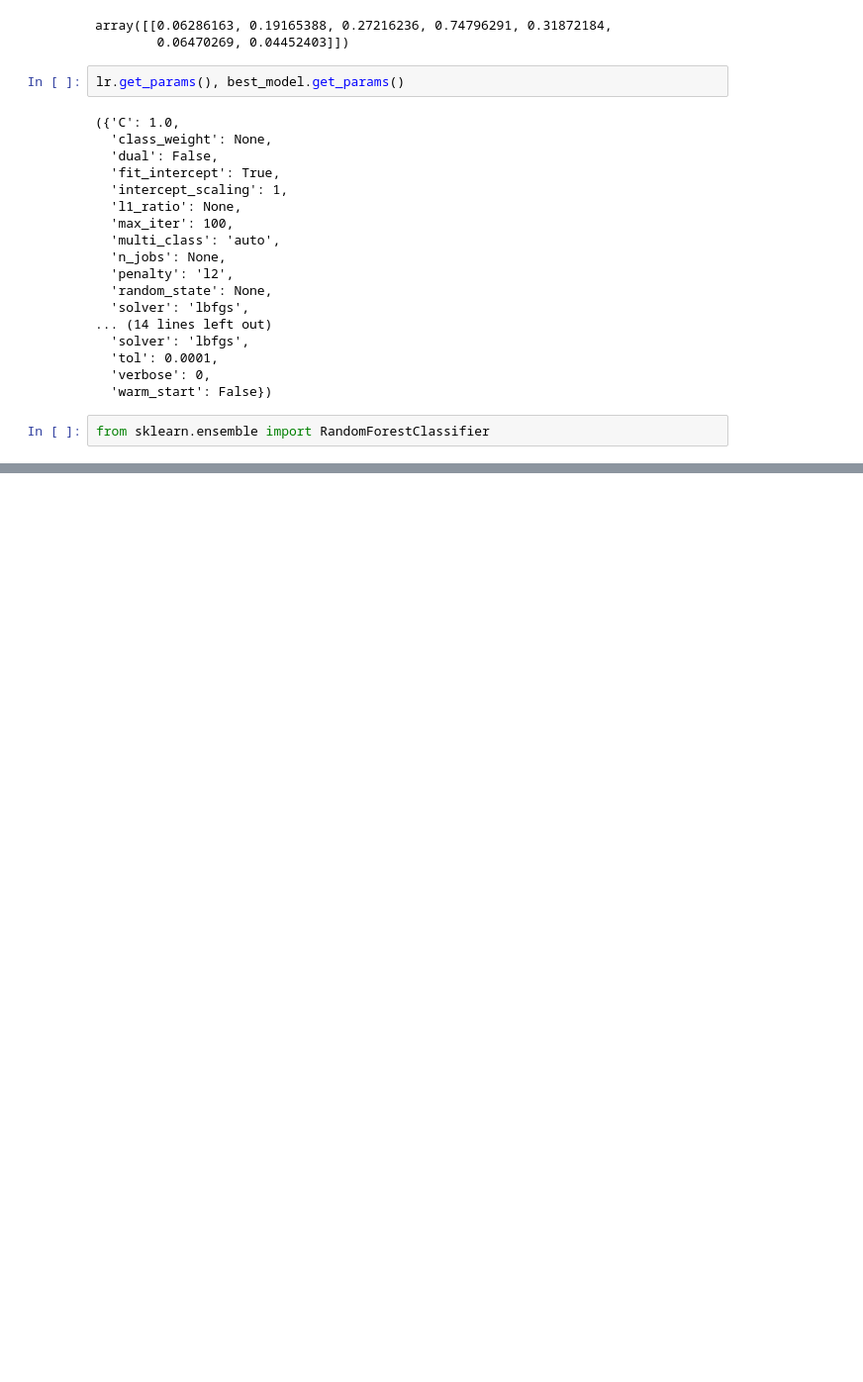
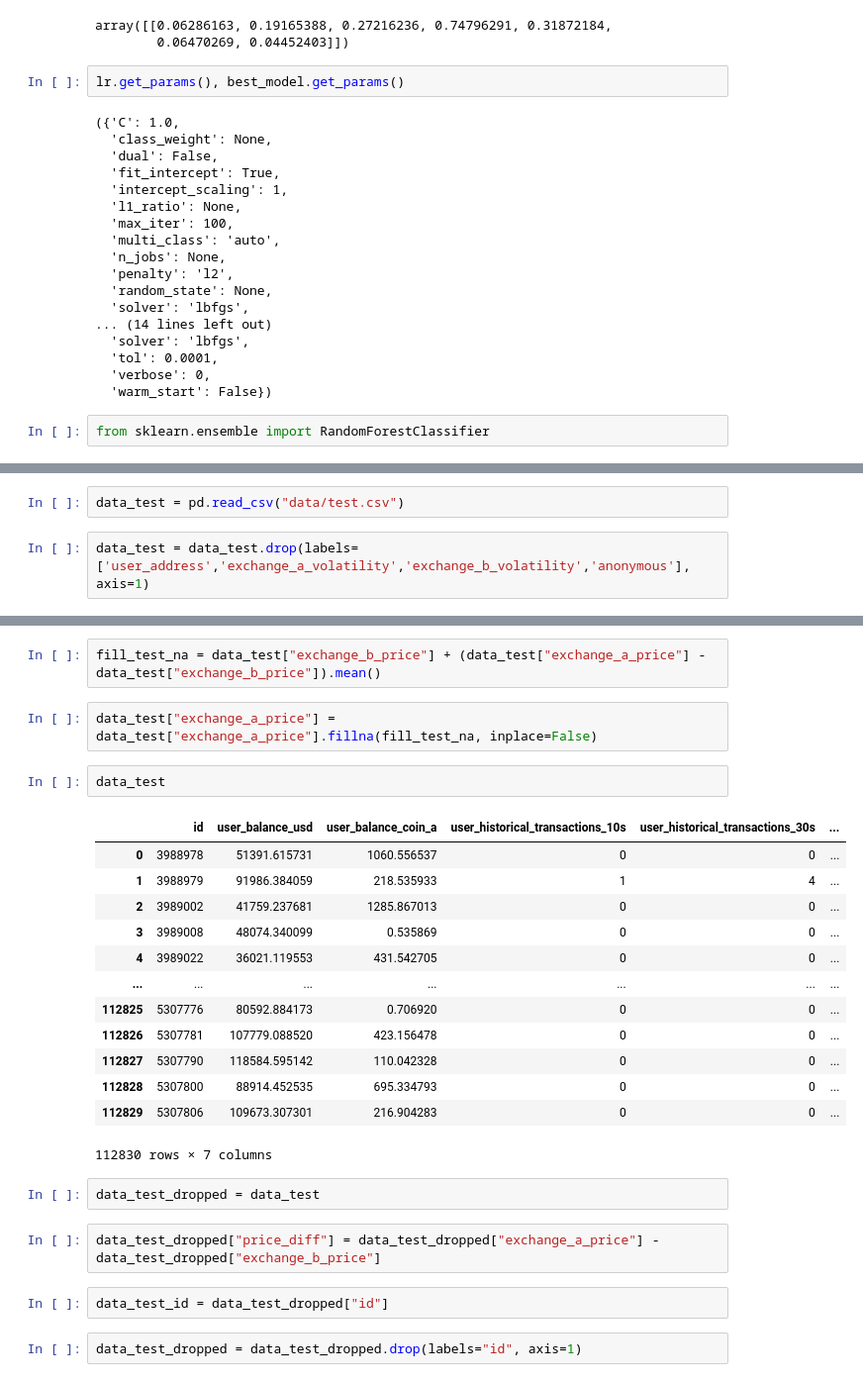
Before and after one commit to 0xjrr/ds-hackaton1-ldsa, a Jupyter notebook: EDA.ipynb, the cells around one changed output, grey strips where cells are left out. Shown: that part at 99% size. Saved outputs shown, nothing was run; the diff lists cells and outputs as text; blank space fills up the shorter version.

```diff
--- a/EDA.ipynb
+++ b/EDA.ipynb
@@ -312,0 +321,4 @@ rf.
+# %%
+data_test = pd.read_csv("data/test.csv")
+# %%
+data_test = data_test.drop(labels=['user_address','exchange_a_volatility','exchange_b_volatility','anonymous'], axis=1)
@@ -312,0 +344,28 @@ rf.
+# %%
+fill_test_na = data_test["exchange_b_price"] + (data_test["exchange_a_price"] - data_test["exchange_b_price"]).mean()
+# %%
+data_test["exchange_a_price"] = data_test["exchange_a_price"].fillna(fill_test_na, inplace=False)
+# %%
+data_test
+# %% [output]
+|  | id | user_balance_usd | user_balance_coin_a | user_historical_transactions_10s | user_historical_transactions_30s | ... |
+| 0 | 3988978 | 51391.615731 | 1060.556537 | 0 | 0 | ... |
+| 1 | 3988979 | 91986.384059 | 218.535933 | 1 | 4 | ... |
+| 2 | 3989002 | 41759.237681 | 1285.867013 | 0 | 0 | ... |
+| 3 | 3989008 | 48074.340099 | 0.535869 | 0 | 0 | ... |
+| 4 | 3989022 | 36021.119553 | 431.542705 | 0 | 0 | ... |
+| ... | ... | ... | ... | ... | ... | ... |
+| 112825 | 5307776 | 80592.884173 | 0.706920 | 0 | 0 | ... |
+| 112826 | 5307781 | 107779.088520 | 423.156478 | 0 | 0 | ... |
+| 112827 | 5307790 | 118584.595142 | 110.042328 | 0 | 0 | ... |
+| 112828 | 5307800 | 88914.452535 | 695.334793 | 0 | 0 | ... |
+| 112829 | 5307806 | 109673.307301 | 216.904283 | 0 | 0 | ... |
+112830 rows × 7 columns
+# %%
+data_test_dropped = data_test
+# %%
+data_test_dropped["price_diff"] = data_test_dropped["exchange_a_price"] - data_test_dropped["exchange_b_price"]
+# %%
+data_test_id = data_test_dropped["id"]
+# %%
+data_test_dropped = data_test_dropped.drop(labels="id", axis=1)
```
Also changed, not shown: parts of 24 cells of this notebook.
